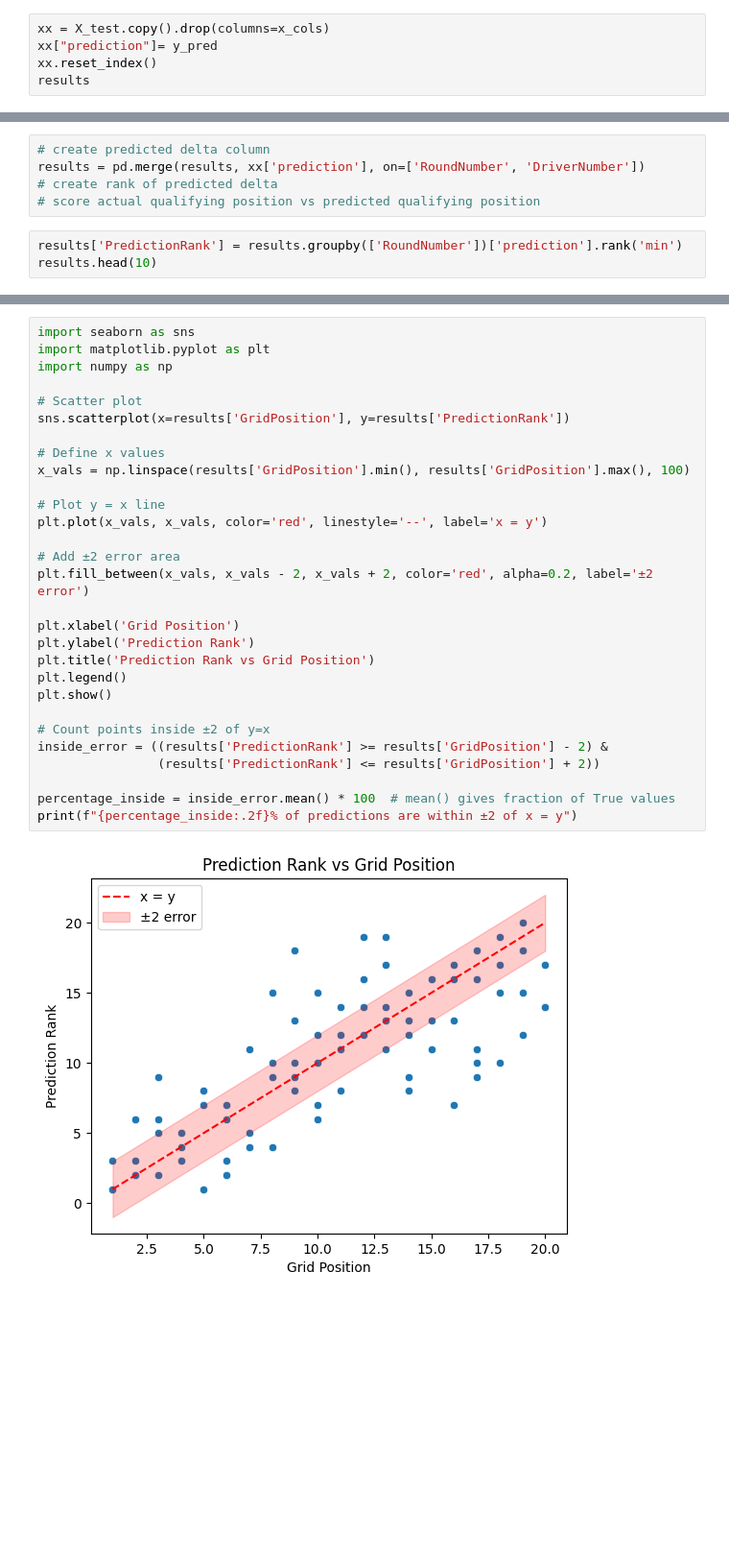
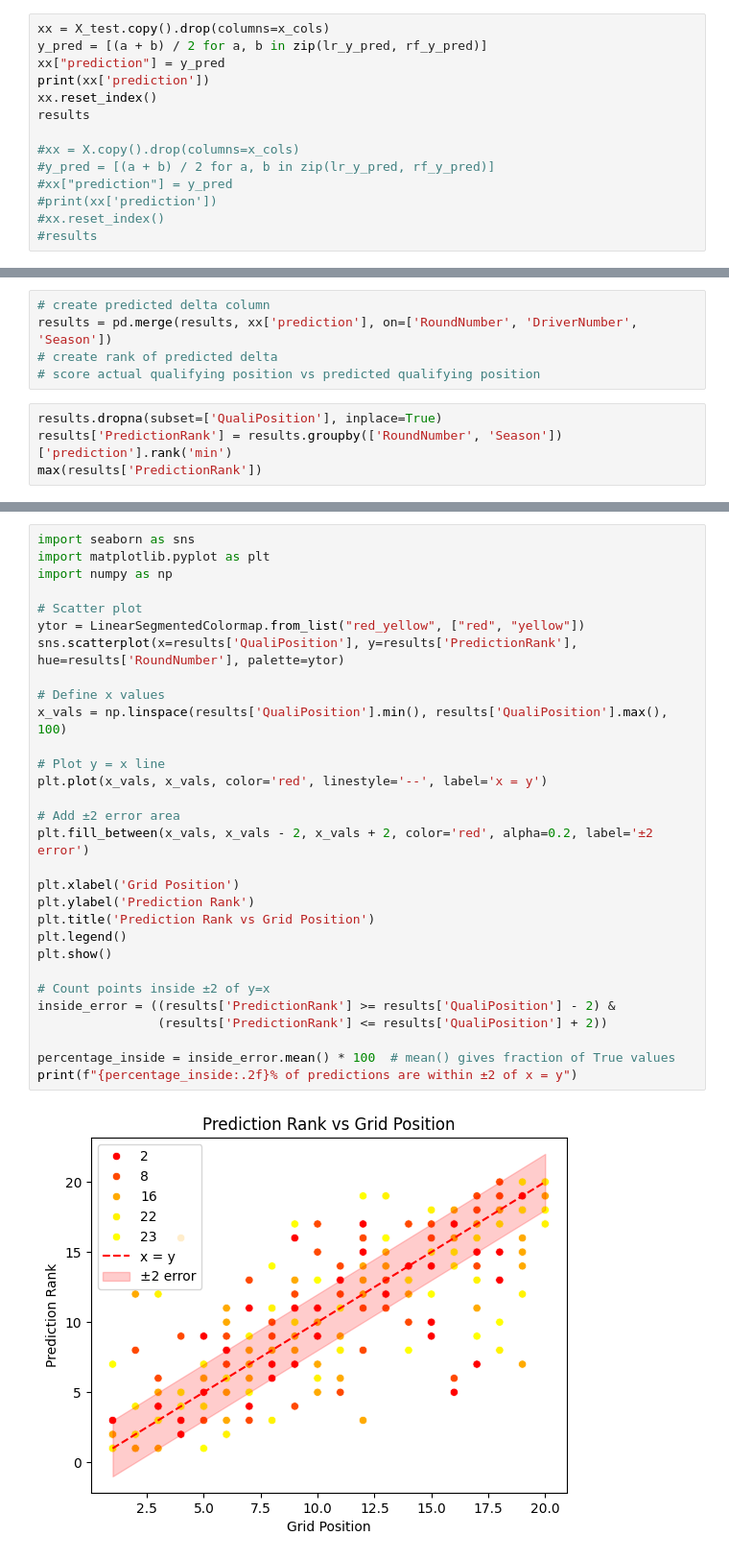
Before and after one commit to ZSH4RK/F1-Data-Analysis, a Jupyter notebook: JamieQuali.ipynb, the cells around one changed output, grey strips where cells are left out. Shown at 96% size. Saved outputs shown, nothing was run; the diff lists cells and outputs as text; blank space fills up the shorter version.

```diff
--- a/JamieQuali.ipynb
+++ b/JamieQuali.ipynb
@@ -145,6 +340,15 @@ y_pred = lr.predict(X_test)
 # %%
 xx = X_test.copy().drop(columns=x_cols)
-xx["prediction"]= y_pred
+y_pred = [(a + b) / 2 for a, b in zip(lr_y_pred, rf_y_pred)]
+xx["prediction"] = y_pred
+print(xx['prediction'])
 xx.reset_index()
 results
+
+#xx = X.copy().drop(columns=x_cols)
+#y_pred = [(a + b) / 2 for a, b in zip(lr_y_pred, rf_y_pred)]
+#xx["prediction"] = y_pred
+#print(xx['prediction'])
+#xx.reset_index()
+#results
 # %% [output]
@@ -164,9 +381,10 @@ results
-# %%
-# create predicted delta column
-results = pd.merge(results, xx['prediction'], on=['RoundNumber', 'DriverNumber'])
-# create rank of predicted delta
-# score actual qualifying position vs predicted qualifying position
+# %%
+# create predicted delta column
+results = pd.merge(results, xx['prediction'], on=['RoundNumber', 'DriverNumber', 'Season'])
+# create rank of predicted delta
+# score actual qualifying position vs predicted qualifying position
 # %%
-results['PredictionRank'] = results.groupby(['RoundNumber'])['prediction'].rank('min')
-results.head(10)
+results.dropna(subset=['QualiPosition'], inplace=True)
+results['PredictionRank'] = results.groupby(['RoundNumber', 'Season'])['prediction'].rank('min')
+max(results['PredictionRank'])
 # %% [output]
@@ -209,31 +457,32 @@ pred.head(20)
 # %%
 import seaborn as sns
 import matplotlib.pyplot as plt
 import numpy as np
 
 # Scatter plot
-sns.scatterplot(x=results['GridPosition'], y=results['PredictionRank'])
+ytor = LinearSegmentedColormap.from_list("red_yellow", ["red", "yellow"])
+sns.scatterplot(x=results['QualiPosition'], y=results['PredictionRank'], hue=results['RoundNumber'], palette=ytor)
 
 # Define x values
-x_vals = np.linspace(results['GridPosition'].min(), results['GridPosition'].max(), 100)
+x_vals = np.linspace(results['QualiPosition'].min(), results['QualiPosition'].max(), 100)
 
 # Plot y = x line
 plt.plot(x_vals, x_vals, color='red', linestyle='--', label='x = y')
 
 # Add ±2 error area
 plt.fill_between(x_vals, x_vals - 2, x_vals + 2, color='red', alpha=0.2, label='±2 error')
 
 plt.xlabel('Grid Position')
 plt.ylabel('Prediction Rank')
 plt.title('Prediction Rank vs Grid Position')
 plt.legend()
 plt.show()
 
 # Count points inside ±2 of y=x
-inside_error = ((results['PredictionRank'] >= results['GridPosition'] - 2) &
-                (results['PredictionRank'] <= results['GridPosition'] + 2))
+inside_error = ((results['PredictionRank'] >= results['QualiPosition'] - 2) &
+                (results['PredictionRank'] <= results['QualiPosition'] + 2))
 
 percentage_inside = inside_error.mean() * 100  # mean() gives fraction of True values
 print(f"{percentage_inside:.2f}% of predictions are within ±2 of x = y")
 # %% [output]
-[figure, old version]
+[figure, new version]
```
Also changed, not shown: parts of 29 cells of this notebook, 1 other file.
